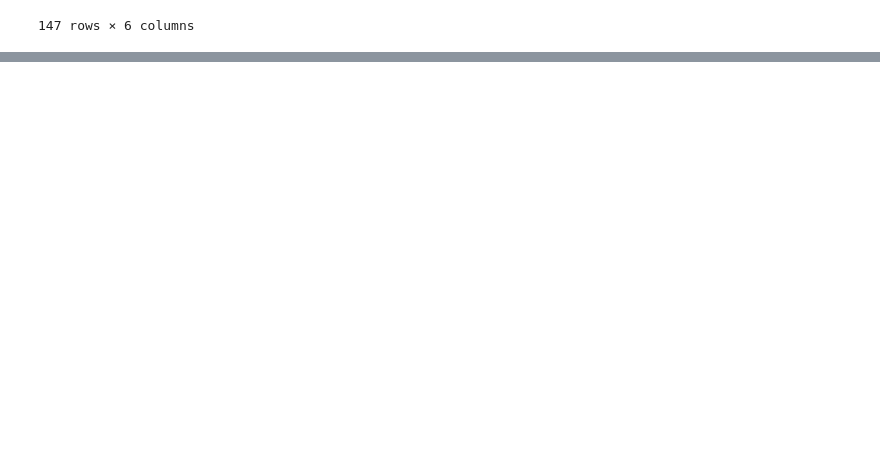
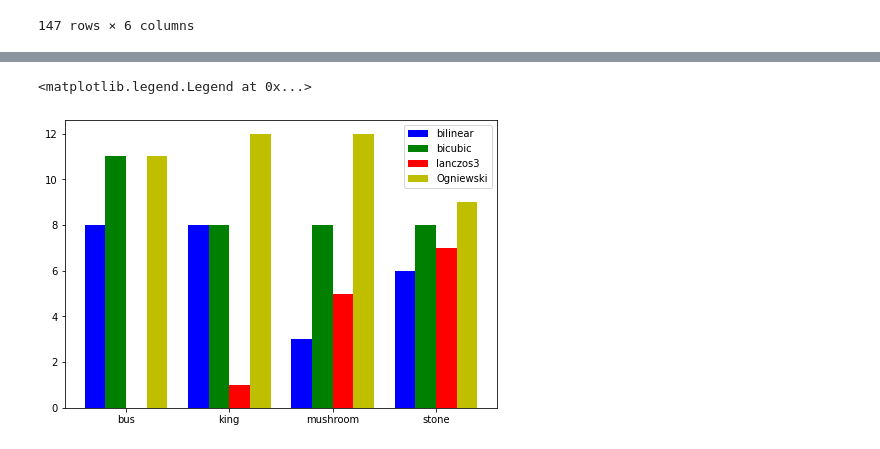
Before and after one commit to pannacotta98/color-interpolation, a Jupyter notebook: subjective-analysis/subj-analysis-test.ipynb, the cells around one changed output, grey strips where cells are left out. Saved outputs shown, nothing was run; the diff lists cells and outputs as text; code cells hidden in the pictures; blank space fills up the shorter version.

```diff
--- a/subjective-analysis/subj-analysis-test.ipynb
+++ b/subjective-analysis/subj-analysis-test.ipynb
@@ -55,0 +53,3 @@ table2
+# %%
+imageRes = table1.iloc[:,5:]
+imageRes.head(n=3)
@@ -55,0 +62,3 @@ table2
+# %%
+imageSum = imageRes.sum(axis = 0, skipna=True)
+imageSum
@@ -55,0 +83,7 @@ table2
+# %%
+interp_bus = imageSum.iloc[0:4]
+interp_king = imageSum.iloc[4:8]
+interp_mushroom = imageSum.iloc[8:12]
+color_king = imageSum.iloc[12:15]
+color_snail = imageSum.iloc[15:18]
+interp_stone = imageSum.iloc[18:22]
@@ -55,0 +101,29 @@ table2
+# %%
+interp_data = [interp_bus,interp_king,interp_mushroom,interp_stone]
+bicubic = []
+bilinear = []
+lanczos3 = []
+ogniewski = []
+
+for x in interp_data:
+    bicubic.append(x[0])
+    bilinear.append(x[1])
+    lanczos3.append(x[2])
+    ogniewski.append(x[3])
+# %%
+X = np.arange(4)
+fig = plt.figure()
+ax = fig.add_axes([0,0,1,1])
+xaxis = ['bus','king','mushroom','stone']
+xi = list(range(len(x)))
+plt.xticks(xi,xaxis)
+
+
+ax.bar(X - 0.3, bilinear, color = 'b', width = 0.2, align='center', label='bilinear')
+ax.bar(X - 0.10, bicubic, color = 'g', width = 0.2, align='center', label='bicubic')
+ax.bar(X + 0.1, lanczos3, color = 'r', width = 0.2, align='center', label='lanczos3')
+ax.bar(X + 0.3, ogniewski, color = 'y', width = 0.2, align='center', label='Ogniewski')
+ax.legend(loc='upper right')
+# %% [output]
+<matplotlib.legend.Legend at 0x...>
+[figure, added]
```
Also changed, not shown: parts of 5 cells of this notebook.
